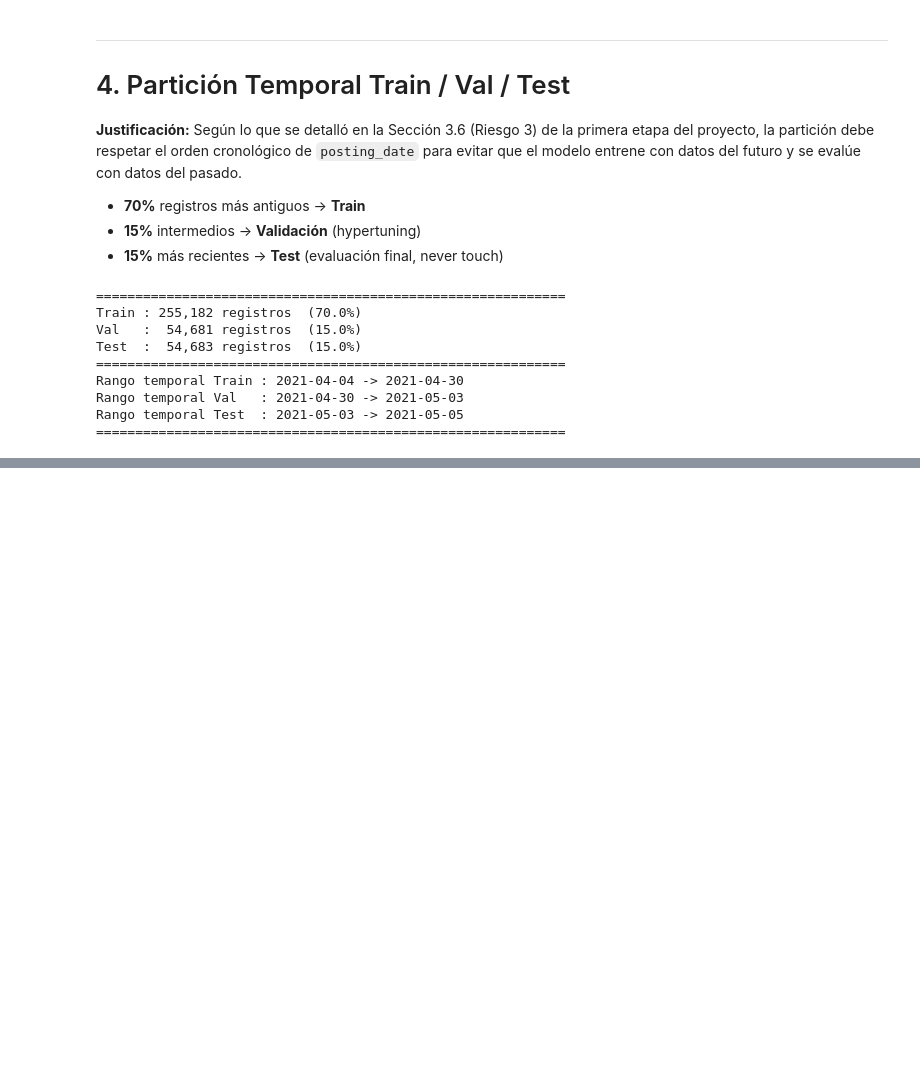
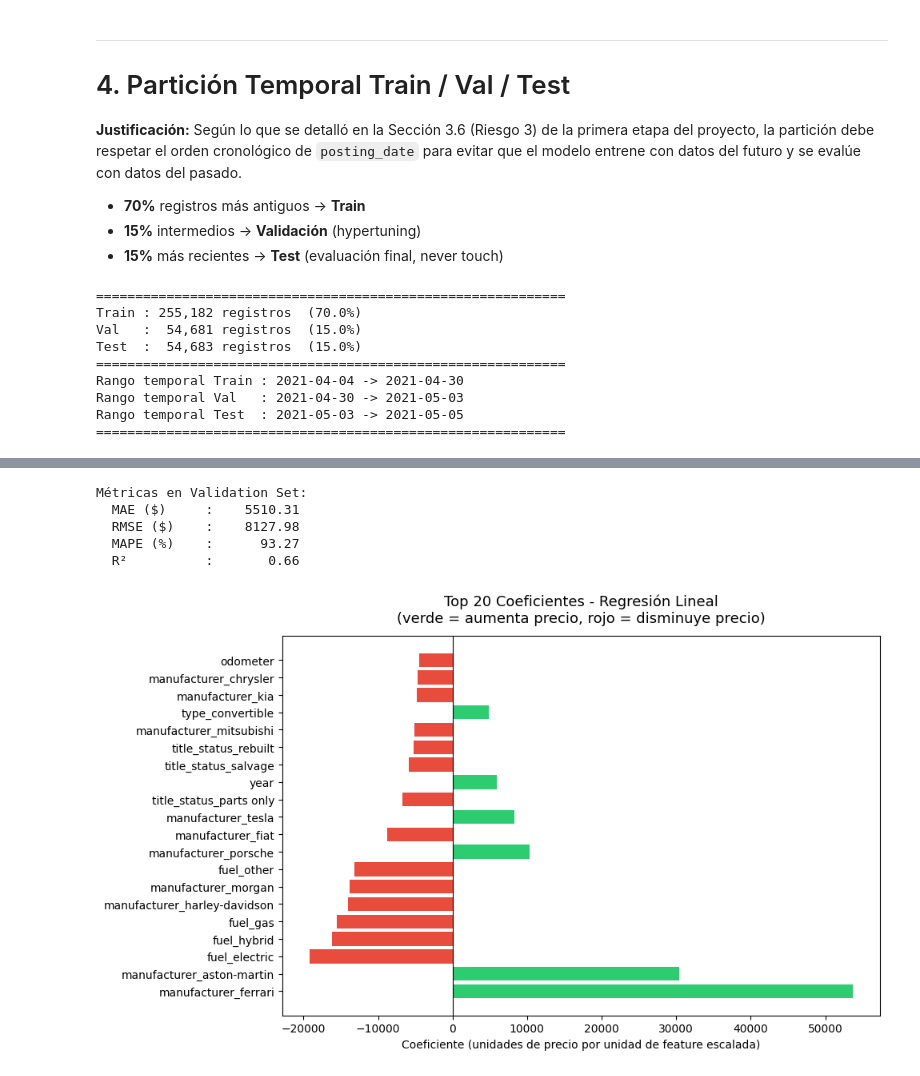
Before and after one commit to Mary-Paz-AN/PY_IA, a Jupyter notebook: SegundaEtapa/segundaEtapa.ipynb, the cells around one changed output, grey strips where cells are left out. Drawn from its saved outputs; the diff is of its cells as text; code cells hidden in the pictures; blank space fills up the shorter version.

Commit message:
Baseline

```diff
--- a/SegundaEtapa/segundaEtapa.ipynb
+++ b/SegundaEtapa/segundaEtapa.ipynb
@@ -379,0 +451,77 @@ Rango temporal Test  : 2021-05-03 -> 2021-05-05
+# %%
+# Se entrena con el pipeline completo
+pipeline_lr.fit(X_train, y_train)
+
+# Se generan las predicciones sobre el val set.
+y_pred_lr = pipeline_lr.predict(X_val)
+
+'''
+Se calcula MAE, RMSE, MAPE y R² comparando los precios reales (y_val)
+contra los precios predichos (y_pred_lr) y se agregan a los resultados.
+'''
+metrics_lr = obtener_metricas(y_val, y_pred_lr, "Baseline: Regresión Lineal")
+results_summary.append(metrics_lr)
+
+# Se imprimen todas las métricas
+print("Métricas en Validation Set:")
+for k, v in metrics_lr.items():
+    if k != 'Modelo':
+        print(f"  {k:<12}: {v:>10.2f}")
+# %% [output]
+Métricas en Validation Set:
+  MAE ($)     :    5510.31
+  RMSE ($)    :    8127.98
+  MAPE (%)    :      93.27
+  R²          :       0.66
+# %%
+'''
+Los nombres de las features cambian después de la transformación.
+Por ejemplo: 'manufacturer' se convierte en múltiples columnas como
+'manufacturer_ford', 'manufacturer_chevrolet', etc.
+'''
+
+# Las numéricas y ordinales mantienen su nombre original
+feature_names_num = FEATURES_NUMERICAS # year y odometer
+feature_names_ord = ORDINAL_FEATURES # condition y cylinders
+
+# Ya que se uso OneHotEncoder se expanden las nominales
+# Orden en el que se accede: ColumnTransformer -> Transformer nominal -> OneHotEncoder -> Nombres expandidos
+feature_names_nom = list(
+    pipeline_lr.named_steps['preprocessor']
+    .named_transformers_['nom']
+    .named_steps['encoder']
+    .get_feature_names_out(NOMINAL_FEATURES)
+)
+
+all_feature_names = feature_names_num + feature_names_ord + feature_names_nom
+
+# Interpretabilidad:
+# DataFrame que relaciona cada feature con su coeficiente.
+coef_df = pd.DataFrame({
+    'Feature': all_feature_names,
+    'Coeficiente': pipeline_lr.named_steps['regressor'].coef_
+}).sort_values('Coeficiente', key=abs, ascending=False) # Ordenado por valor absoluto
+
+# Se grafican las 20 features con mayor influencia sobre el precio.
+# Verde: coeficiente positivo (la feature aumenta el precio predicho)
+# Rojo: coeficiente negativo (la feature disminuye el precio predicho)
+fig, ax = plt.subplots(figsize=(10, 6))
+top20  = coef_df.head(20)
+colors = ['#2ecc71' if c > 0 else '#e74c3c' for c in top20['Coeficiente']]
+ax.barh(top20['Feature'], top20['Coeficiente'], color=colors)
+ax.set_title('Top 20 Coeficientes - Regresión Lineal\n(verde = aumenta precio, rojo = disminuye precio)',
+             fontsize=13, pad=12)
+ax.set_xlabel('Coeficiente (unidades de precio por unidad de feature escalada)')
+# Línea vertical en 0 para ver el cambio de signo
+ax.axvline(0, color='black', linewidth=0.8)
+plt.tight_layout()
+plt.savefig('coeficientes_regresion_lineal.png', dpi=150)
+plt.show()
+
+# Tablas para complementar el gráfico:
+print("\nTop 5 features con mayor impacto positivo en el precio:")
+print(coef_df[coef_df['Coeficiente'] > 0].head(5).to_string(index=False))
+print("\nTop 5 features con mayor impacto negativo en el precio:")
+print(coef_df[coef_df['Coeficiente'] < 0].head(5).to_string(index=False))
+# %% [output]
+[figure, added]
```
Also changed, not shown: parts of 5 cells of this notebook, 1 other file.
